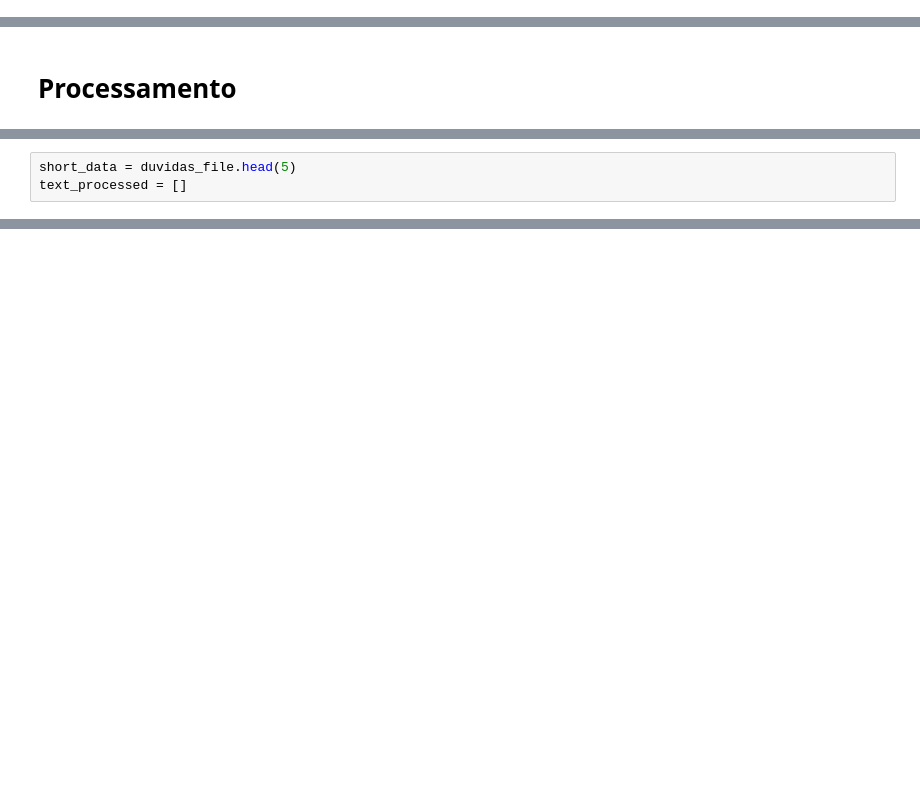
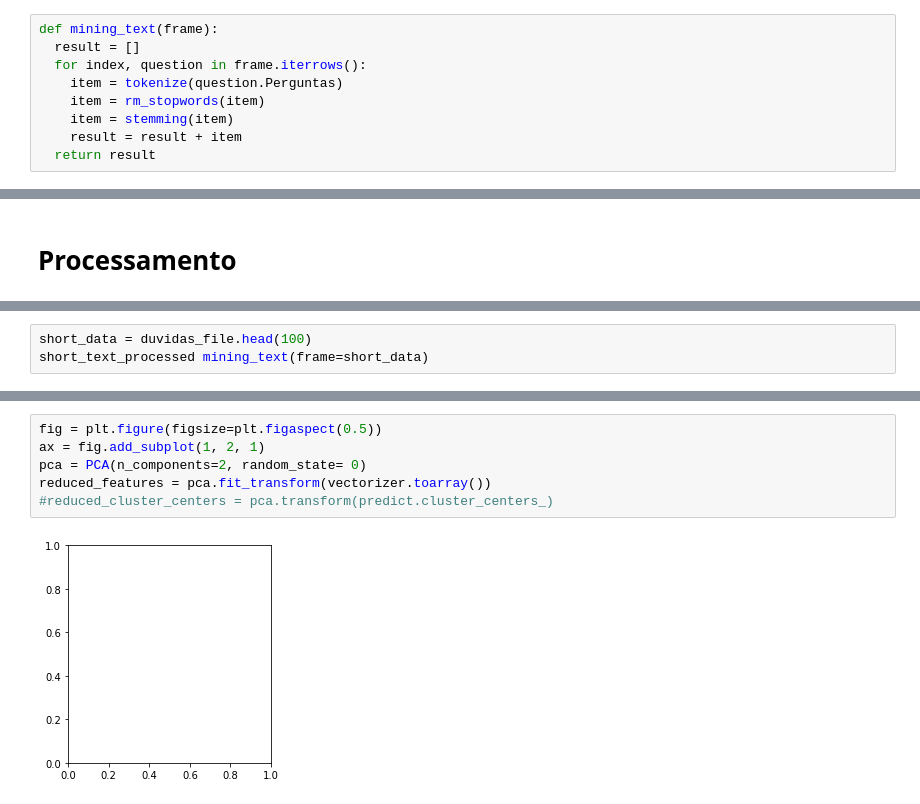
Before and after one commit to pauloigorms/covid-twitter-pecd, a Jupyter notebook: Programacao_Ciencia_Dados.ipynb, the cells around one changed output, grey strips where cells are left out. Cells and saved outputs as stored; diff of their text form; blank space fills up the shorter version.

```diff
--- a/Programacao_Ciencia_Dados.ipynb
+++ b/Programacao_Ciencia_Dados.ipynb
@@ -186,3 +156,12 @@ def no_grams(words):
+# %%
+def mining_text(frame):
+  result = []
+  for index, question in frame.iterrows():
+    item = tokenize(question.Perguntas)
+    item = rm_stopwords(item)
+    item = stemming(item)
+    result = result + item
+  return result
 # %% [markdown]
 #Estatísticas bases
 # %% [markdown]
@@ -356,3 +375,3 @@ plt.show()
 # %%
-short_data = duvidas_file.head(5)
-text_processed = []
+short_data = duvidas_file.head(100)
+short_text_processed mining_text(frame=short_data)
@@ -387,0 +403,8 @@ plt.show()
+# %%
+fig = plt.figure(figsize=plt.figaspect(0.5))
+ax = fig.add_subplot(1, 2, 1)
+pca = PCA(n_components=2, random_state= 0)
+reduced_features = pca.fit_transform(vectorizer.toarray())
+#reduced_cluster_centers = pca.transform(predict.cluster_centers_)
+# %% [output]
+[figure, added]
```
Also changed, not shown: parts of 41 cells of this notebook.
